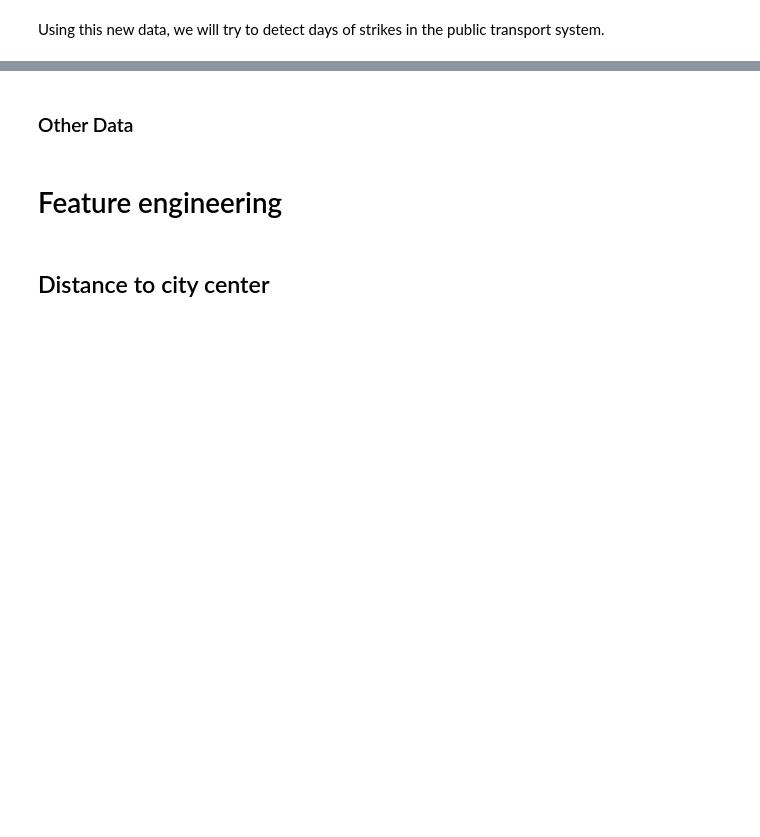
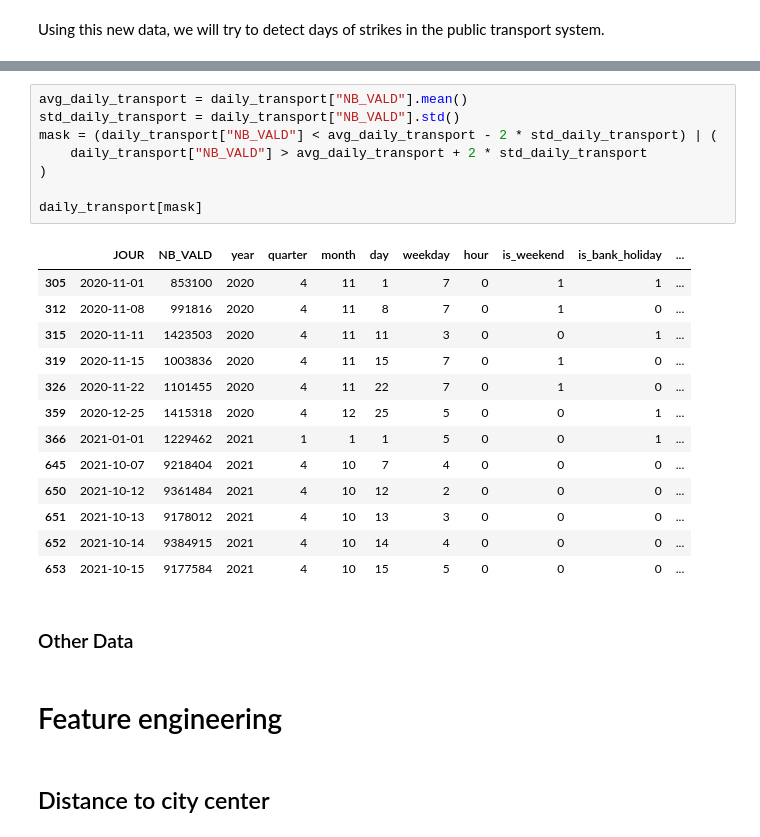
Before and after one commit to p-haas/bike_counters, a Jupyter notebook: WIP/eda_notebook.ipynb, the cells around one changed output, grey strips where cells are left out. Saved outputs shown, nothing was run; the diff lists cells and outputs as text; blank space fills up the shorter version.

```diff
--- a/WIP/eda_notebook.ipynb
+++ b/WIP/eda_notebook.ipynb
@@ -1055,3 +1069,25 @@ daily_transport.groupby(["month", "weekday"])["NB_VALD"].mean().unstack()
+# %%
+avg_daily_transport = daily_transport["NB_VALD"].mean()
+std_daily_transport = daily_transport["NB_VALD"].std()
+mask = (daily_transport["NB_VALD"] < avg_daily_transport - 2 * std_daily_transport) | (
+    daily_transport["NB_VALD"] > avg_daily_transport + 2 * std_daily_transport
+)
+
+daily_transport[mask]
+# %% [output]
+|  | JOUR | NB_VALD | year | quarter | month | day | weekday | hour | is_weekend | is_bank_holiday | ... |
+| 305 | 2020-11-01 | 853100 | 2020 | 4 | 11 | 1 | 7 | 0 | 1 | 1 | ... |
+| 312 | 2020-11-08 | 991816 | 2020 | 4 | 11 | 8 | 7 | 0 | 1 | 0 | ... |
+| 315 | 2020-11-11 | 1423503 | 2020 | 4 | 11 | 11 | 3 | 0 | 0 | 1 | ... |
+| 319 | 2020-11-15 | 1003836 | 2020 | 4 | 11 | 15 | 7 | 0 | 1 | 0 | ... |
+| 326 | 2020-11-22 | 1101455 | 2020 | 4 | 11 | 22 | 7 | 0 | 1 | 0 | ... |
+| 359 | 2020-12-25 | 1415318 | 2020 | 4 | 12 | 25 | 5 | 0 | 0 | 1 | ... |
+| 366 | 2021-01-01 | 1229462 | 2021 | 1 | 1 | 1 | 5 | 0 | 0 | 1 | ... |
+| 645 | 2021-10-07 | 9218404 | 2021 | 4 | 10 | 7 | 4 | 0 | 0 | 0 | ... |
+| 650 | 2021-10-12 | 9361484 | 2021 | 4 | 10 | 12 | 2 | 0 | 0 | 0 | ... |
+| 651 | 2021-10-13 | 9178012 | 2021 | 4 | 10 | 13 | 3 | 0 | 0 | 0 | ... |
+| 652 | 2021-10-14 | 9384915 | 2021 | 4 | 10 | 14 | 4 | 0 | 0 | 0 | ... |
+| 653 | 2021-10-15 | 9177584 | 2021 | 4 | 10 | 15 | 5 | 0 | 0 | 0 | ... |
 # %% [markdown]
 ### Other Data
 # %% [markdown]
```
Also changed, not shown: parts of 6 cells of this notebook.
